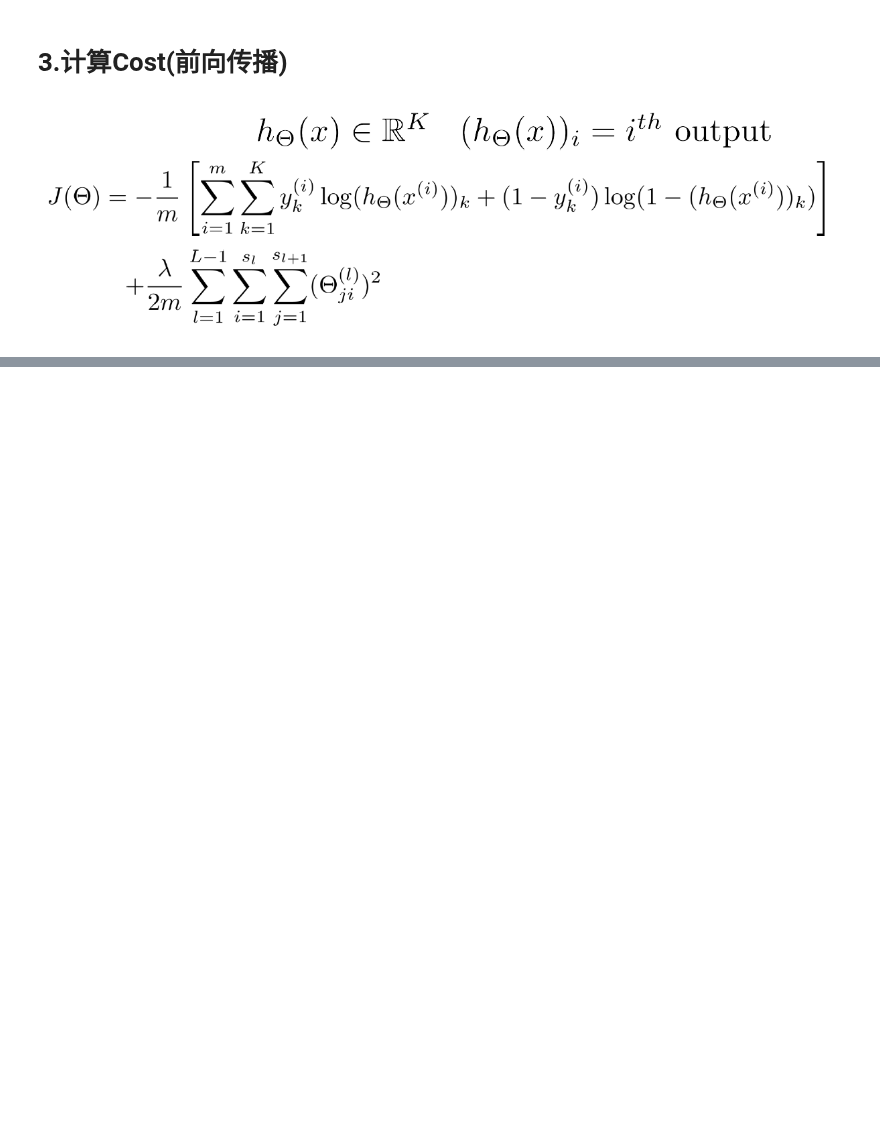
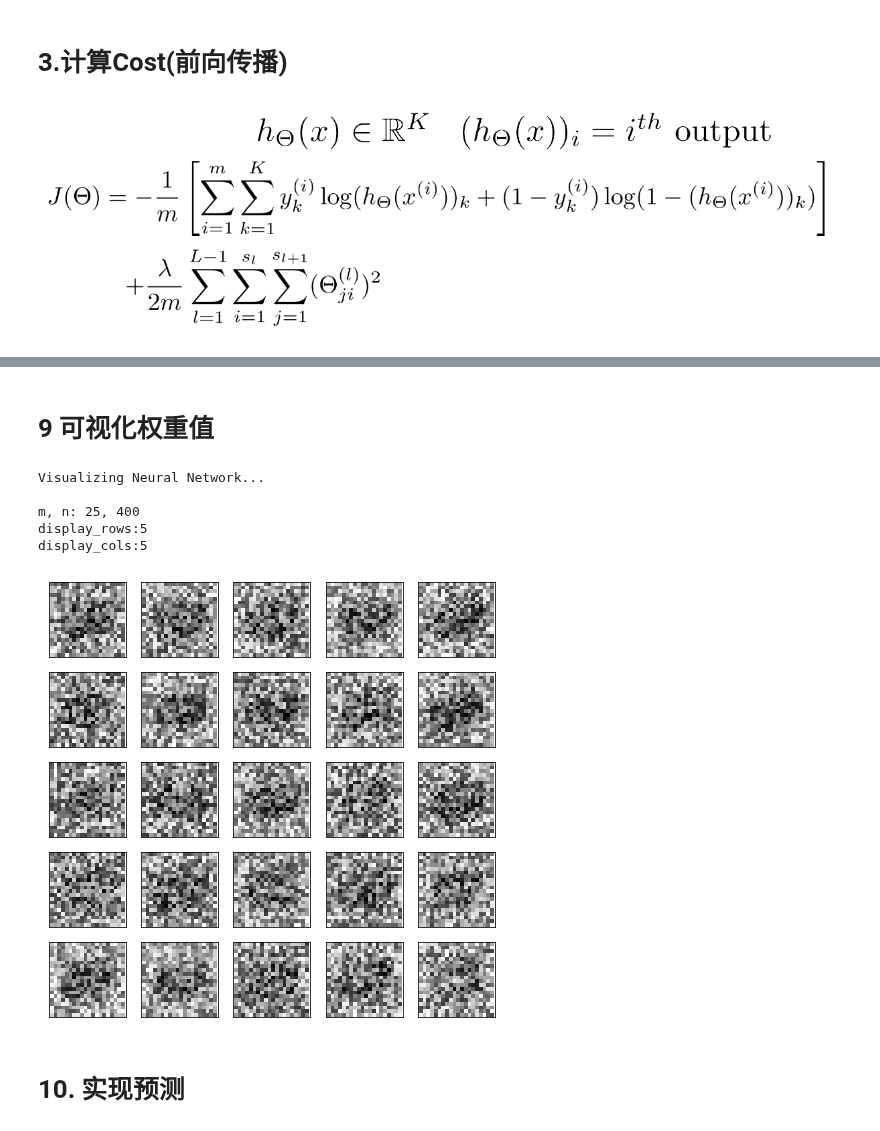
Before and after one commit to olivia2046/MLHomework, a Jupyter notebook: ex4/Neutral Network.ipynb, the cells around one changed output, grey strips where cells are left out. Drawn from its saved outputs; the diff is of its cells as text; code cells hidden in the pictures; blank space fills up the shorter version.

```diff
--- a/ex4/Neutral Network.ipynb
+++ b/ex4/Neutral Network.ipynb
@@ -246,0 +302,10 @@ def nnCostFunction(nn_params,
+# %%
+il = 2;              # input layer
+hl = 2;              # hidden layer
+nl = 4;              # number of labels
+nn = np.array(range(1,19,1)) / 10;  # nn_params
+X = np.cos([[1, 2] , [3, 4] , [5, 6]]);
+y = np.array([4, 2, 3]).reshape(-1,1)
+plambda = 4;
+J = nnCostFunction(nn, il, hl, nl, X, y, plambda)
+grad = nnGradient(nn, il, hl, nl, X, y, plambda)
@@ -338,0 +509,15 @@ array([[ -2.25623899e-02,  -1.05624163e-08,   2.19414684e-09, ...,
+# %%
+## ================ Part 6: Initializing Pameters ================
+#  In this part of the exercise, you will be starting to implment a two
+#  layer neural network that classifies digits. You will start by
+#  implementing a function to initialize the weights of the neural network
+#  (randInitializeWeights.m)
+
+print('\nInitializing Neural Network Parameters ...\n')
+
+initial_Theta1 = randInitializeWeights(input_layer_size, hidden_layer_size);
+initial_Theta2 = randInitializeWeights(hidden_layer_size, num_labels);
+
+# Unroll parameters
+#initial_nn_params = [initial_Theta1, initial_Theta2]
+initial_nn_params = np.append(initial_Theta1.ravel(), initial_Theta2.ravel(), axis = None)
@@ -338,0 +776,21 @@ array([[ -2.25623899e-02,  -1.05624163e-08,   2.19414684e-09, ...,
+# %% [markdown]
+# 9 可视化权重值
+# %%
+## ================= Part 9: Visualize Weights =================
+#  You can now "visualize" what the neural network is learning by
+#  displaying the hidden units to see what features they are capturing in
+#  the data.
+import importlib
+importlib.reload(libplt)
+print('\nVisualizing Neural Network... \n')
+
+libplt.displayData(Theta1[:, 1:])
+# %% [output]
+Visualizing Neural Network...
+
+m, n: 25, 400
+display_rows:5
+display_cols:5
+[figure, added]
+# %% [markdown]
+# 10. 实现预测
```
Also changed, not shown: parts of 42 cells of this notebook.
